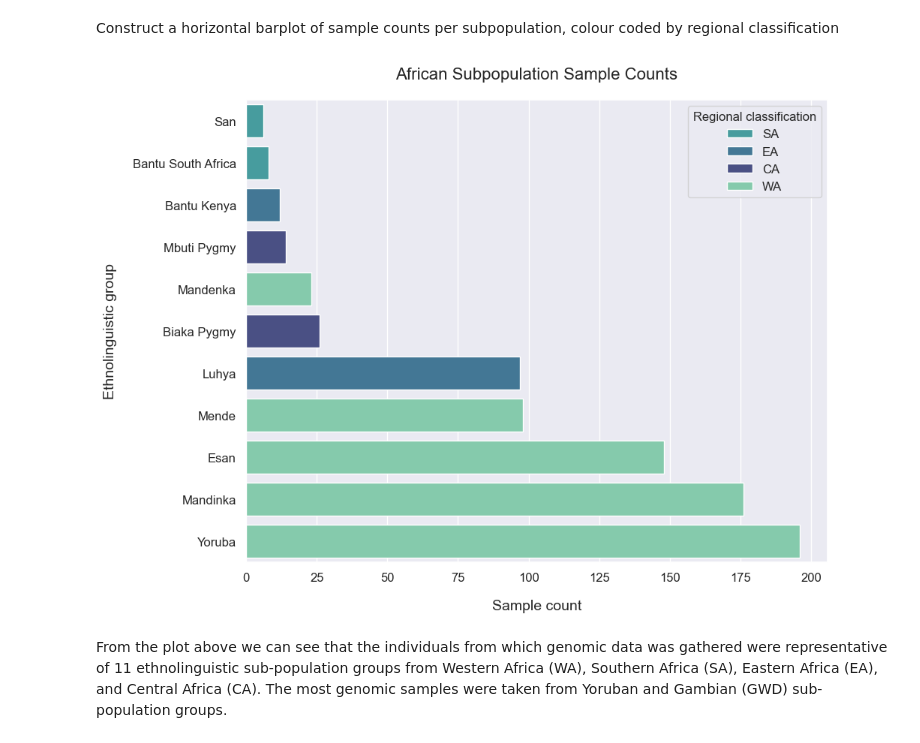
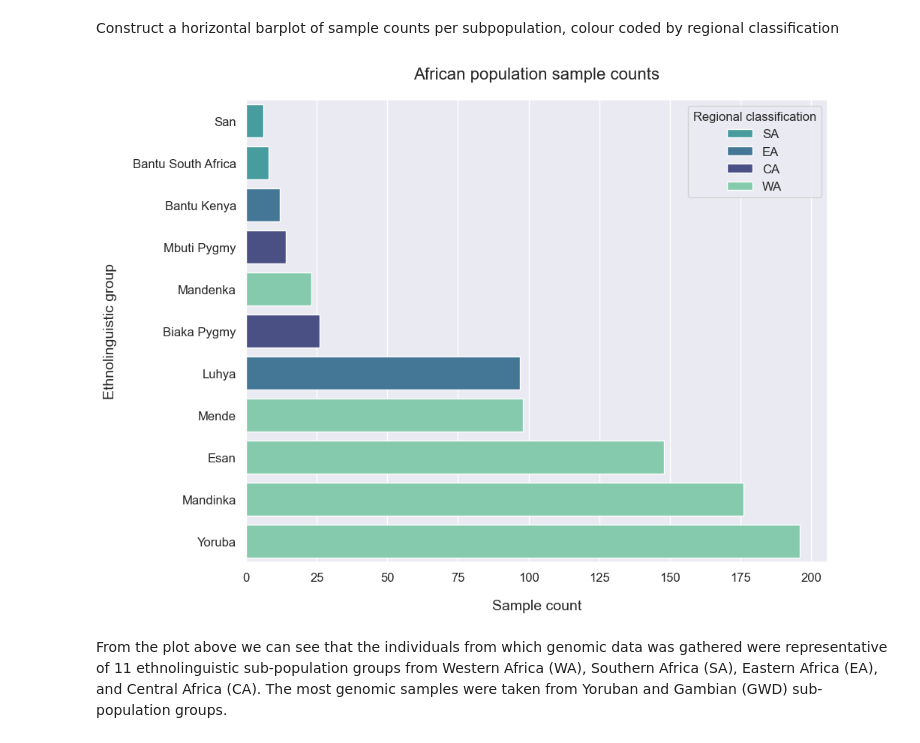
Before and after one commit to MeganHolborn/Genetic_data_analysis, a Jupyter notebook: Notebooks/Analysis_and_Visualisation/1-Represented_population_groups.ipynb, the cells around one changed output. Saved outputs shown, nothing was run; the diff lists cells and outputs as text; code cells hidden in the pictures.

```diff
--- a/Notebooks/Analysis_and_Visualisation/1-Represented_population_groups.ipynb
+++ b/Notebooks/Analysis_and_Visualisation/1-Represented_population_groups.ipynb
@@ -128,31 +127,31 @@ Construct a horizontal barplot of sample counts per subpopulation, colour coded
 # %%
 # Define a custom colour palette for plot
 color_dict = dict({"SA": "#38AAAC", "EA": "#357BA3", "CA": "#40498E", "WA": "#79D6AE"})
 values = grouped_sample_subpopulations.REG.values
 
 # Construct barplot
 variant_barplot = functions.create_plot(
     plot_type="barplot",
     x="SAMPLE_COUNT",
     y="SUB",
     palette=color_dict,
     data=grouped_sample_subpopulations.sort_values("SAMPLE_COUNT"),
     hue="REG",
     order=grouped_sample_subpopulations.sort_values("SAMPLE_COUNT").SUB,
     dodge=False,
 )
 
 plt.xlabel(xlabel="Sample count", labelpad=15)
 plt.ylabel(ylabel="Ethnolinguistic group", labelpad=15)
 plt.legend(title="Regional classification", loc="upper right")
-plt.title("African Subpopulation Sample Counts", size=constants.LARGEST_FONT, pad=20)
+plt.title("African population sample counts", size=constants.LARGEST_FONT, pad=20)
 
 plt.savefig(
     "..\Results\Figures\Sample_population_counts.png", dpi=1200, bbox_inches="tight"
 )
 plt.show()
 # %% [output]
-[figure, old version]
+[figure, new version]
 # %% [markdown]
 From the plot above we can see that the individuals from which genomic data was gathered were representative of 11 ethnolinguistic sub-population groups from Western Africa (WA), Southern Africa (SA), Eastern Africa (EA), and Central Africa (CA). The most genomic samples were taken from Yoruban and Gambian (GWD) sub-population groups.
 # %% [markdown]
```
Also changed, not shown: parts of 3 cells of this notebook, 12 other files.
